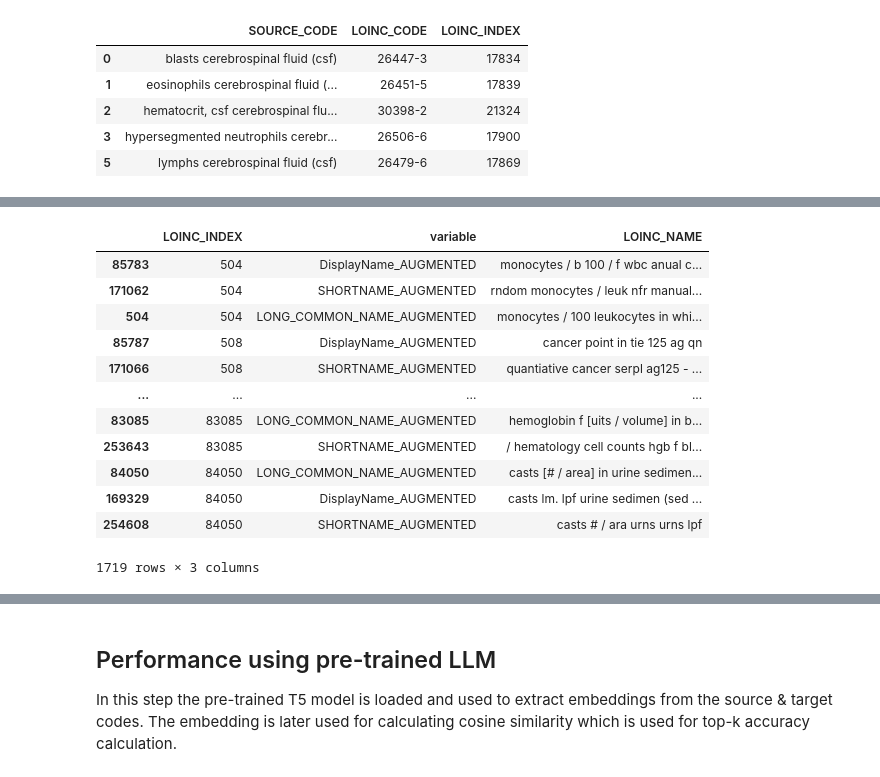
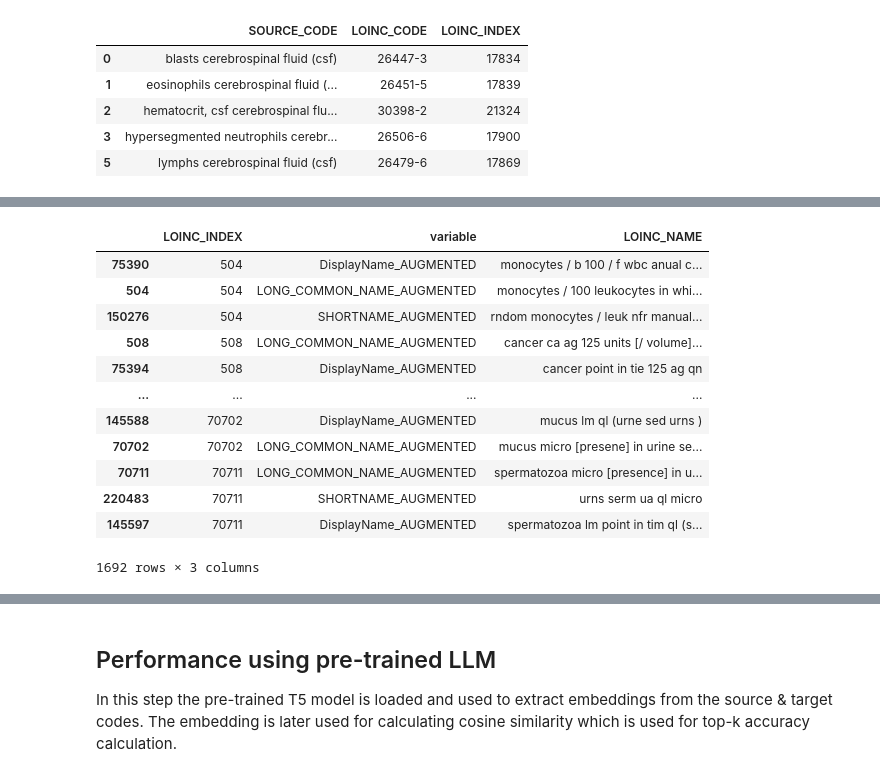
Before and after one commit to xngli/llm_for_loinc, a Jupyter notebook: llm-for-loinc-notebook.ipynb, the cells around one changed output, grey strips where cells are left out. Cells and saved outputs as stored; diff of their text form; code cells hidden in the pictures.

```diff
--- a/llm-for-loinc-notebook.ipynb
+++ b/llm-for-loinc-notebook.ipynb
@@ -50,7 +50,7 @@ mimc_df = pd.read_csv("/kaggle/input/llm-for-loinc/D_LABITEMS.csv")
 mimc_df["SOURCE_CODE"] = mimc_df.apply(lambda x: (f"{x['LABEL']} {x['FLUID']}").lower(), axis=1)
 
 # drop duplicates
-mimc_df = mimc_df[["SOURCE_CODE", "LOINC_CODE"]].dropna().drop_duplicates()
+mimc_df = mimc_df[["SOURCE_CODE", "LOINC_CODE"]].dropna().drop_duplicates().drop_duplicates("SOURCE_CODE", keep=False)
 
 # Unique LOINC code in MIMC data
 print(f"Unique LOINC codes: {mimc_df['LOINC_CODE'].nunique()}")
@@ -228,22 +239,23 @@ mimc_df_with_related_names_long.head()
 # %%
 # For 2nd stage fine-tuning we only need the part of loinc_lab_clinical_df_long whose LOINC code appears in MIMC
 mimic_loinc_index = mimc_df.loc[:, "LOINC_INDEX"].to_list()
 loinc_lab_clinical_df_long_2nd_stage = loinc_lab_clinical_df_long[loinc_lab_clinical_df_long["LOINC_INDEX"].apply(lambda x: x in mimic_loinc_index)]
+loinc_lab_clinical_df_long_2nd_stage = loinc_lab_clinical_df_long_2nd_stage.astype({"LOINC_INDEX": "int64"})
 loinc_lab_clinical_df_long_2nd_stage
 # %% [output]
 |  | LOINC_INDEX | variable | LOINC_NAME |
-| 85783 | 504 | DisplayName_AUGMENTED | monocytes / b 100 / f wbc anual c... |
-| 171062 | 504 | SHORTNAME_AUGMENTED | rndom monocytes / leuk nfr manual... |
+| 75390 | 504 | DisplayName_AUGMENTED | monocytes / b 100 / f wbc anual c... |
 | 504 | 504 | LONG_COMMON_NAME_AUGMENTED | monocytes / 100 leukocytes in whi... |
-| 85787 | 508 | DisplayName_AUGMENTED | cancer point in tie 125 ag qn |
-| 171066 | 508 | SHORTNAME_AUGMENTED | quantiative cancer serpl ag125 - ... |
+| 150276 | 504 | SHORTNAME_AUGMENTED | rndom monocytes / leuk nfr manual... |
+| 508 | 508 | LONG_COMMON_NAME_AUGMENTED | cancer ca ag 125 units [/ volume]... |
+| 75394 | 508 | DisplayName_AUGMENTED | cancer point in tie 125 ag qn |
 | ... | ... | ... | ... |
-| 83085 | 83085 | LONG_COMMON_NAME_AUGMENTED | hemoglobin f [uits / volume] in b... |
-| 253643 | 83085 | SHORTNAME_AUGMENTED | / hematology cell counts hgb f bl... |
-| 84050 | 84050 | LONG_COMMON_NAME_AUGMENTED | casts [# / area] in urine sedimen... |
-| 169329 | 84050 | DisplayName_AUGMENTED | casts lm. lpf urine sedimen (sed ... |
-| 254608 | 84050 | SHORTNAME_AUGMENTED | casts # / ara urns urns lpf |
+| 145588 | 70702 | DisplayName_AUGMENTED | mucus lm ql (urne sed urns ) |
+| 70702 | 70702 | LONG_COMMON_NAME_AUGMENTED | mucus micro [presene] in urine se... |
+| 70711 | 70711 | LONG_COMMON_NAME_AUGMENTED | spermatozoa micro [presence] in u... |
+| 220483 | 70711 | SHORTNAME_AUGMENTED | urns serm ua ql micro |
+| 145597 | 70711 | DisplayName_AUGMENTED | spermatozoa lm point in tim ql (s... |
-1719 rows × 3 columns
+1692 rows × 3 columns
 # %%
 # Combine source and target dataset (post augmentation) to make the trainning/eval data for 2nd stage fine-tuning
 source_target_2nd_stage_df = pd.concat(
```
Also changed, not shown: parts of 32 cells of this notebook.
